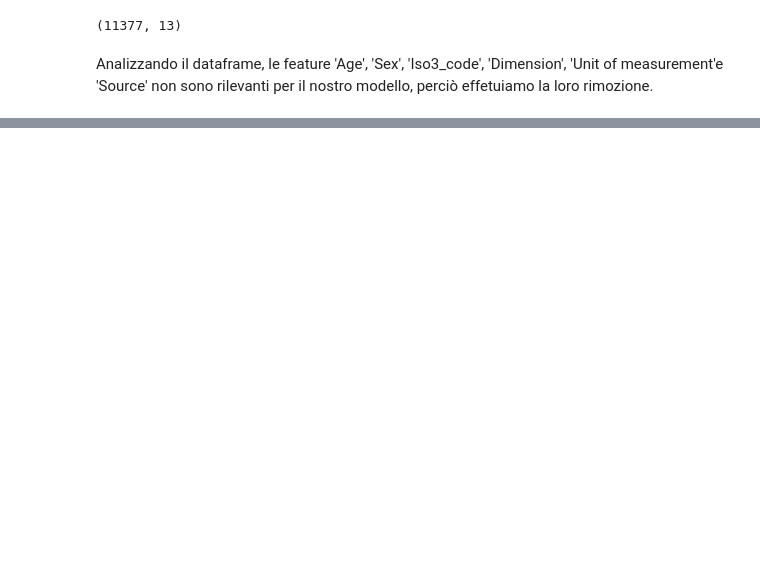
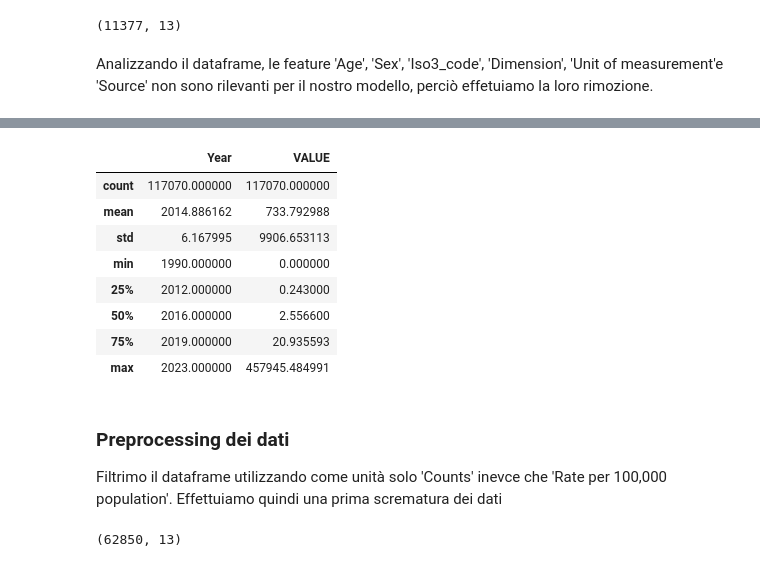
Before and after one commit to lozziopadredeivizzi/CrimeRatePredictor, a Jupyter notebook: crime_rate_prediction.ipynb, the cells around one changed output, grey strips where cells are left out. Cells and saved outputs as stored; diff of their text form; code cells hidden in the pictures; blank space fills up the shorter version.

```diff
--- a/crime_rate_prediction.ipynb
+++ b/crime_rate_prediction.ipynb
@@ -99,0 +196,20 @@ theftCrime.head()
+# %%
+homicideCrime.describe()
+# %% [output]
+|  | Year | VALUE |
+| count | 117070.000000 | 117070.000000 |
+| mean | 2014.886162 | 733.792988 |
+| std | 6.167995 | 9906.653113 |
+| min | 1990.000000 | 0.000000 |
+| 25% | 2012.000000 | 0.243000 |
+| 50% | 2016.000000 | 2.556600 |
+| 75% | 2019.000000 | 20.935593 |
+| max | 2023.000000 | 457945.484991 |
+# %% [markdown]
+### Preprocessing dei dati
+Filtrimo il dataframe utilizzando come unità solo 'Counts' inevce che 'Rate per 100,000 population'. Effettuiamo quindi una prima scrematura dei dati
+# %%
+homicideCrime = homicideCrime[homicideCrime['Unit of measurement'] != "Rate per 100,000 population"]
+homicideCrime.shape
+# %% [output]
+(62850, 13)
```
Also changed, not shown: parts of 28 cells of this notebook.
